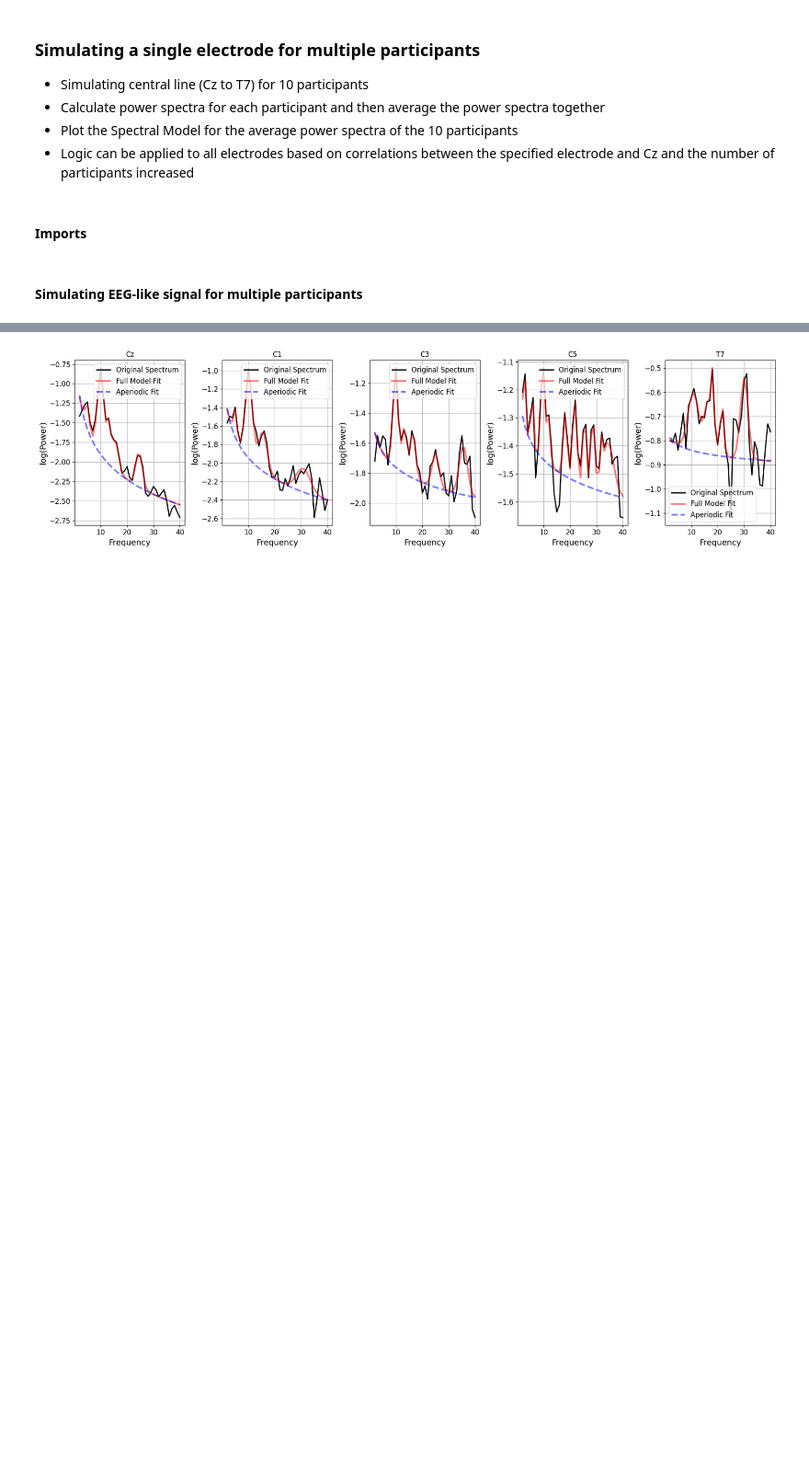
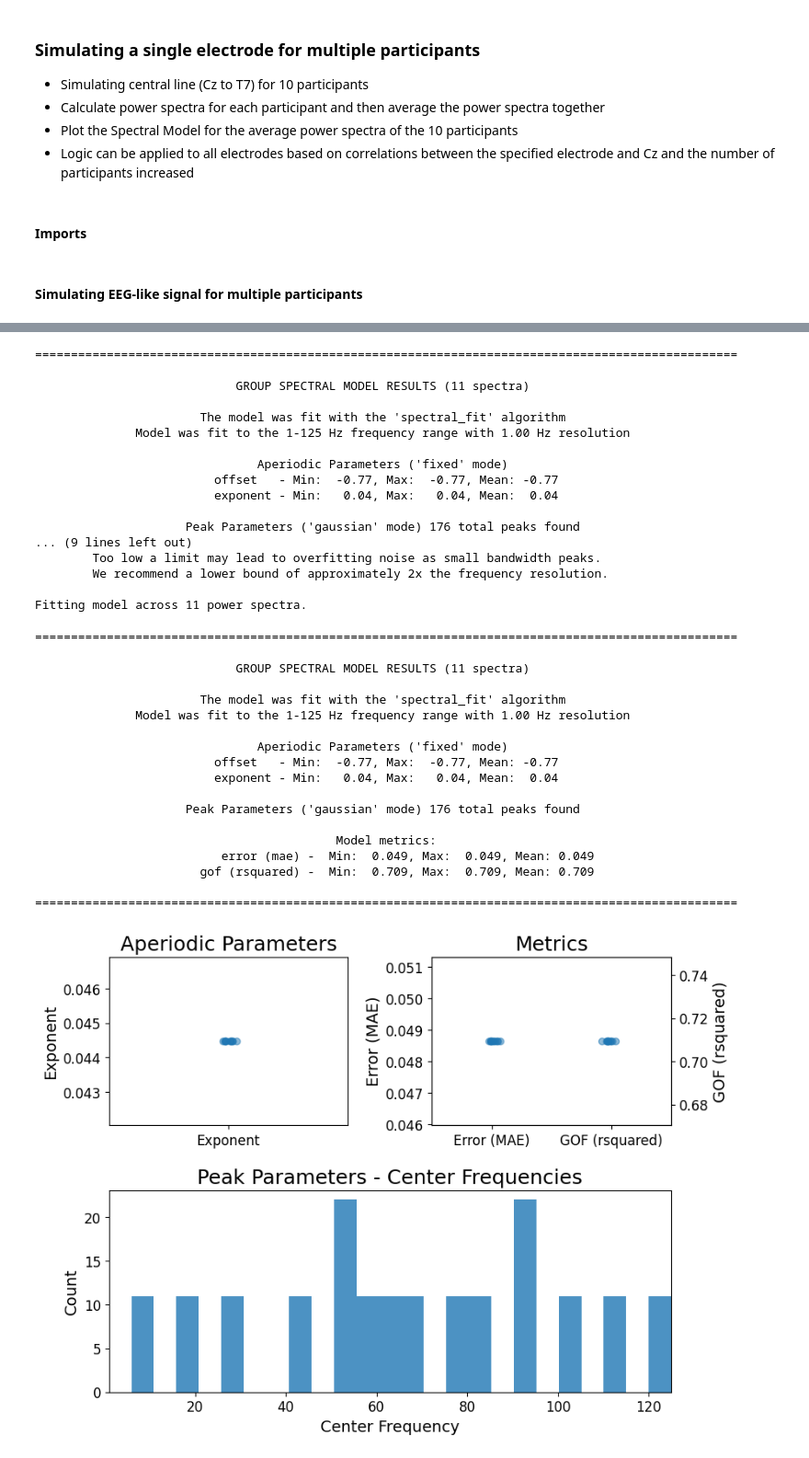
Before and after one commit to chloehooper18/DissertationSimulations, a Jupyter notebook: Simulations multiple ppts/01Single_electrode_multiple_ppts.ipynb, the cells around one changed output, grey strips where cells are left out. Shown at 92% size. Saved outputs shown, nothing was run; the diff lists cells and outputs as text; code cells hidden in the pictures; blank space fills up the shorter version.

Commit message:
Changed to plot with SpectralGroupModel()

```diff
--- a/Simulations multiple ppts/01Single_electrode_multiple_ppts.ipynb
+++ b/Simulations multiple ppts/01Single_electrode_multiple_ppts.ipynb
@@ -25,6 +25,7 @@ from specparam.plts import plot_spectra
 #### Simulating EEG-like signal for multiple participants
 # %%
 n_ppts = 10
+electrodes = ['Cz', 'C1', 'C3', 'C5', 'T7']
 corr_factors = {
     'Cz': 1.0,   # reference electrode
     'C1': 0.8,   # adjacent
@@ -54,20 +55,14 @@ for p in range(n_ppts):
         sig = electrode_signals[elect]
         freqs, powers = compute_spectrum_welch(sig, fs=250)
         group_powers[elect].append(powers)
+
+    all_powers= np.array(group_powers[elect])
-# %%
-mean_powers = {}
-
-for elect in electrodes:
-    mean_powers[elect] = np.mean(group_powers[elect], axis=0)
 # %%
-fig, axes = plt.subplots(1, 5, figsize=(18, 5))
-
 for i, elect in enumerate(electrodes):
-
-    fm = SpectralModel()
-    fm.fit(freqs, mean_powers[elect], [2, 40])
-    fm.plot(ax=axes[i])
-    axes[i].set_title(elect)
+    fg = SpectralGroupModel()
+    fg.fit(freqs, all_powers)
+    fg.print_results()
+    fg.plot()
 # %% [output]
 WARNING: Lower-bound peak width limit is < or ~= the frequency resolution: 0.50 <= 1.00
         Lower bounds below frequency-resolution have no effect (effective lower bound is the frequency resolution).
@@ -89 +118,36 @@ WARNING: Lower-bound peak width limit is < or ~= the frequency resolution: 0.50
+==================================================================================================
+
+                            GROUP SPECTRAL MODEL RESULTS (11 spectra)
+
+                       The model was fit with the 'spectral_fit' algorithm
+              Model was fit to the 1-125 Hz frequency range with 1.00 Hz resolution
+
+                               Aperiodic Parameters ('fixed' mode)
+                         offset   - Min:  -0.77, Max:  -0.77, Mean: -0.77
+                         exponent - Min:   0.04, Max:   0.04, Mean:  0.04
+
+                     Peak Parameters ('gaussian' mode) 176 total peaks found
+... (9 lines left out)
+        Too low a limit may lead to overfitting noise as small bandwidth peaks.
+        We recommend a lower bound of approximately 2x the frequency resolution.
+
+Fitting model across 11 power spectra.
+==================================================================================================
+
+                            GROUP SPECTRAL MODEL RESULTS (11 spectra)
+
+                       The model was fit with the 'spectral_fit' algorithm
+              Model was fit to the 1-125 Hz frequency range with 1.00 Hz resolution
+
+                               Aperiodic Parameters ('fixed' mode)
+                         offset   - Min:  -0.77, Max:  -0.77, Mean: -0.77
+                         exponent - Min:   0.04, Max:   0.04, Mean:  0.04
+
+                     Peak Parameters ('gaussian' mode) 176 total peaks found
+
+                                          Model metrics:
+                          error (mae) -  Min:  0.049, Max:  0.049, Mean: 0.049
+                       gof (rsquared) -  Min:  0.709, Max:  0.709, Mean: 0.709
+
+==================================================================================================
-[figure, old version]
+[figure, new version]
```
Also changed, not shown: parts of 2 cells of this notebook.
